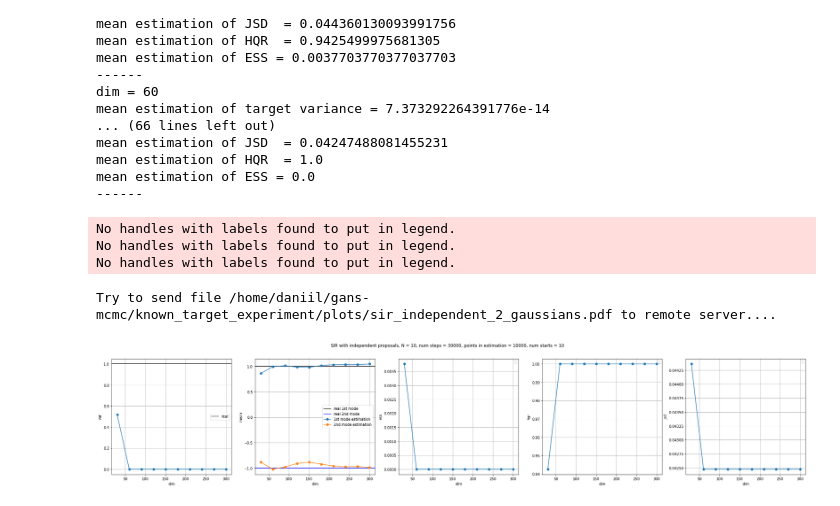
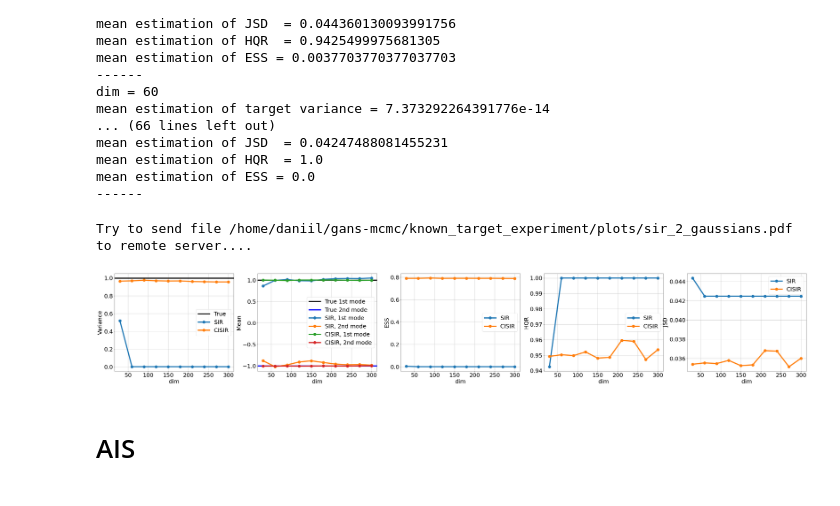
Before and after one commit to premolab/gans_sampling, a Jupyter notebook: notebooks/known_target.ipynb, the cells around one changed output. Drawn from its saved outputs; the diff is of its cells as text; code cells hidden in the pictures.

Commit message:
start implementation AIS

```diff
--- a/notebooks/known_target.ipynb
+++ b/notebooks/known_target.ipynb
@@ -486,60 +499,80 @@ mean estimation of JSD  = 0.04247488081455231
 mean estimation of HQR  = 1.0
 mean estimation of ESS = 0.0
 ------
+# %%
+dim_arr_corr = [30*(i + 1) for i in range(15)]
 # %%
-fig, axs = plt.subplots(ncols=5, nrows=1, figsize=(35, 6))
-name = f'SIR with independent proposals, N = {N}, num steps = {n_steps}, points in estimation = {num_points_in_chain}, num starts = {batch_size}'
-fig.suptitle(name)
+plt.rcParams.update({'font.size': 25})
+linewidth = 5
+markersize = 12
 
-axs[0].axhline(var_target, label='real', color='black')
+fig, axs = plt.subplots(ncols=5, nrows=1, figsize=(55, 8))
+#name = f'SIR, N = {N}, num steps = {n_steps}, points in estimation = {num_points_in_chain}, num starts = {batch_size}'
+#fig.suptitle(name)
+
+axs[0].axhline(var_target, label='True', color='black', linewidth = linewidth)
 axs[0].set_xlabel('dim')
-axs[0].set_ylabel('var')
+axs[0].set_ylabel('Variance')
 
-axs[1].axhline(loc_1_target, label='real 1st mode', color='black')
-axs[1].axhline(loc_2_target, label='real 2nd mode', color='blue')
+axs[1].axhline(loc_1_target, label='True 1st mode', color='black', linewidth = linewidth)
+axs[1].axhline(loc_2_target, label='True 2nd mode', color='blue', linewidth = linewidth)
 axs[1].set_xlabel('dim')
-axs[1].set_ylabel('mean')
+axs[1].set_ylabel('Mean')
 
 axs[2].set_xlabel('dim')
-axs[2].set_ylabel('ess')
+axs[2].set_ylabel('ESS')
 
 axs[3].set_xlabel('dim')
-axs[3].set_ylabel('hqr')
+axs[3].set_ylabel('HQR')
 
 axs[4].set_xlabel('dim')
-axs[4].set_ylabel('jsd')
+axs[4].set_ylabel('JSD')
 
 modes_to_plot = ['mean_var', 'mean_loc_1', 'mean_loc_2', 'ess', 'mean_hqr', 'mean_jsd']
 for i, mode in enumerate(modes_to_plot):
     if i == 1:
         axs[i].plot(dim_arr, results_independent_2['target']['mean_loc_1'],
-                    label='1st mode estimation', marker='o')
+                    label='SIR, 1st mode', marker='o', linewidth = linewidth,
+                   markersize = markersize )
         axs[i].plot(dim_arr, results_independent_2['target']['mean_loc_2'],
-                    label='2nd mode estimation', marker='o')
+                    label='SIR, 2nd mode', marker='o', linewidth = linewidth,
+                   markersize  = markersize )
+        axs[i].plot(dim_arr_corr[:10], results_corr_2['proposal']['mean_loc_1'][:10],
+                    label='CISIR, 1st mode', marker='o', linewidth = linewidth,
+                   markersize  = markersize )
+        #axs[i].plot(dim_arr, results_corr['target']['mean_loc_2'],
+        #            label='target init, 2nd mode estimation', marker='o')
+        axs[i].plot(dim_arr_corr[:10], results_corr_2['proposal']['mean_loc_2'][:10],
+                    label='CISIR, 2nd mode', marker='o', linewidth = linewidth,
+                   markersize  = markersize )
     elif i == 2:
         pass
     else:
         if i == 0:
             j = 0
         else:
             j = i - 1
-        axs[j].plot(dim_arr, results_independent_2['target'][mode], marker='o')
+        axs[j].plot(dim_arr, results_independent_2['target'][mode],
+                    label='SIR', marker='o', linewidth = linewidth,
+                   markersize  = markersize)
+        axs[j].plot(dim_arr_corr[:10], results_corr_2['proposal'][mode][:10],
+                    label='CISIR', marker='o', linewidth = linewidth,
+                   markersize  = markersize)
 
 for ax in axs:
     ax.grid()
     ax.legend()
 
 path_to_plots = '/home/daniil/gans-mcmc/known_target_experiment/plots'
-path_to_fig = os.path.join(path_to_plots, 'sir_independent_2_gaussians.pdf')
+path_to_fig = os.path.join(path_to_plots, 'sir_2_gaussians.pdf')
 plt.savefig(path_to_fig)
 send_file_to_remote(path_to_fig,
                     port_to_remote,
                     path_to_save_remote)
 
 plt.show()
 # %% [output]
-No handles with labels found to put in legend.
-No handles with labels found to put in legend.
-No handles with labels found to put in legend.
+Try to send file /home/daniil/gans-mcmc/known_target_experiment/plots/sir_2_gaussians.pdf to remote server....
-Try to send file /home/daniil/gans-mcmc/known_target_experiment/plots/sir_independent_2_gaussians.pdf to remote server....
-[figure, old version]
+[figure, new version]
+# %% [markdown]
+# AIS
```
Also changed, not shown: parts of 8 cells of this notebook.
